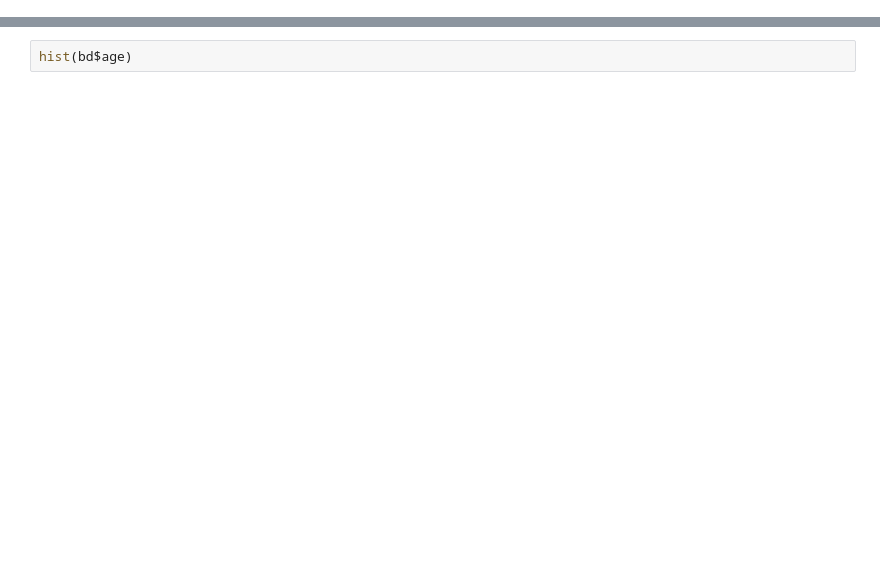
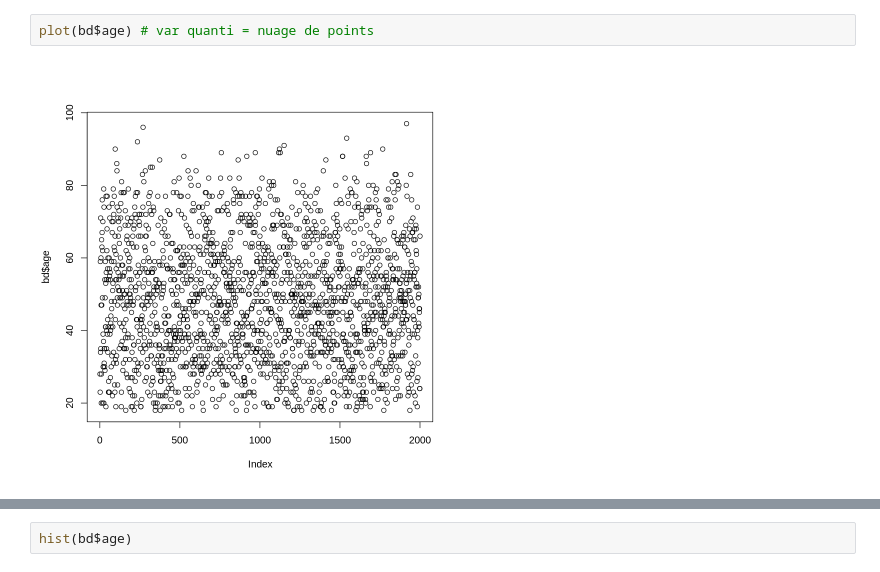
Before and after one commit to Cours-EDUlib/FAS-ISDS, a Jupyter notebook: module-4/4_3_graphiques.ipynb, the cells around one changed output, grey strips where cells are left out. Cells and saved outputs as stored; diff of their text form; blank space fills up the shorter version.

```diff
--- a/module-4/4_3_graphiques.ipynb
+++ b/module-4/4_3_graphiques.ipynb
@@ -40,0 +16,4 @@ plot(bd$freres.soeurs)
+# %%
+plot(bd$age) # var quanti = nuage de points
+# %% [output]
+[figure, added]
```
Also changed, not shown: parts of 82 cells of this notebook.
